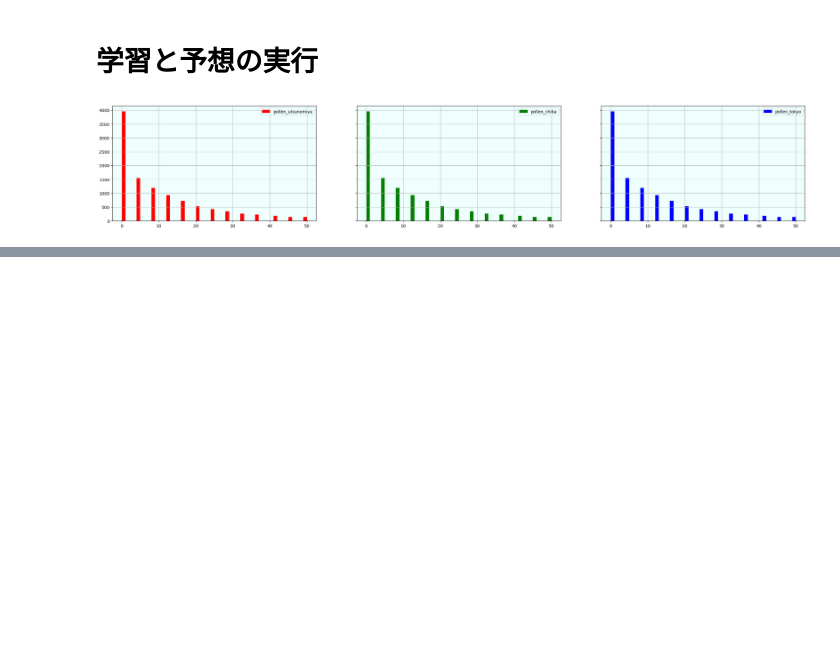
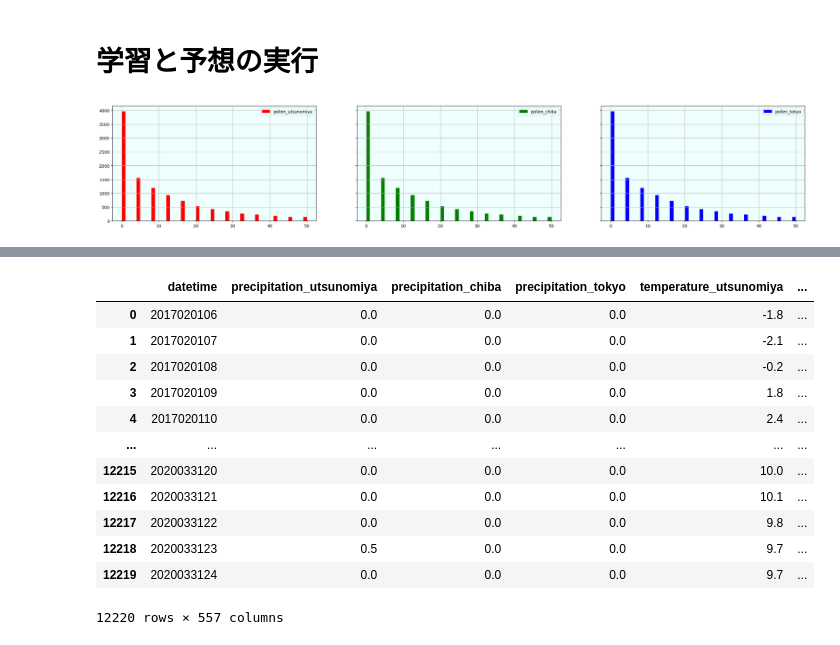
Before and after one commit to ahorikawa/Probspace_pollen, a Jupyter notebook: 02.Base.ipynb, the cells around one changed output, grey strips where cells are left out. Drawn from its saved outputs; the diff is of its cells as text; code cells hidden in the pictures; blank space fills up the shorter version.

```diff
--- a/02.Base.ipynb
+++ b/02.Base.ipynb
@@ -340,0 +426,16 @@ train_df["year_mean_x"]
+# %%
+train_df
+# %% [output]
+|  | datetime | precipitation_utsunomiya | precipitation_chiba | precipitation_tokyo | temperature_utsunomiya | ... |
+| 0 | 2017020106 | 0.0 | 0.0 | 0.0 | -1.8 | ... |
+| 1 | 2017020107 | 0.0 | 0.0 | 0.0 | -2.1 | ... |
+| 2 | 2017020108 | 0.0 | 0.0 | 0.0 | -0.2 | ... |
+| 3 | 2017020109 | 0.0 | 0.0 | 0.0 | 1.8 | ... |
+| 4 | 2017020110 | 0.0 | 0.0 | 0.0 | 2.4 | ... |
+| ... | ... | ... | ... | ... | ... | ... |
+| 12215 | 2020033120 | 0.0 | 0.0 | 0.0 | 10.0 | ... |
+| 12216 | 2020033121 | 0.0 | 0.0 | 0.0 | 10.1 | ... |
+| 12217 | 2020033122 | 0.0 | 0.0 | 0.0 | 9.8 | ... |
+| 12218 | 2020033123 | 0.5 | 0.0 | 0.0 | 9.7 | ... |
+| 12219 | 2020033124 | 0.0 | 0.0 | 0.0 | 9.7 | ... |
+12220 rows × 557 columns
```
Also changed, not shown: parts of 13 cells of this notebook, 19 other files.
